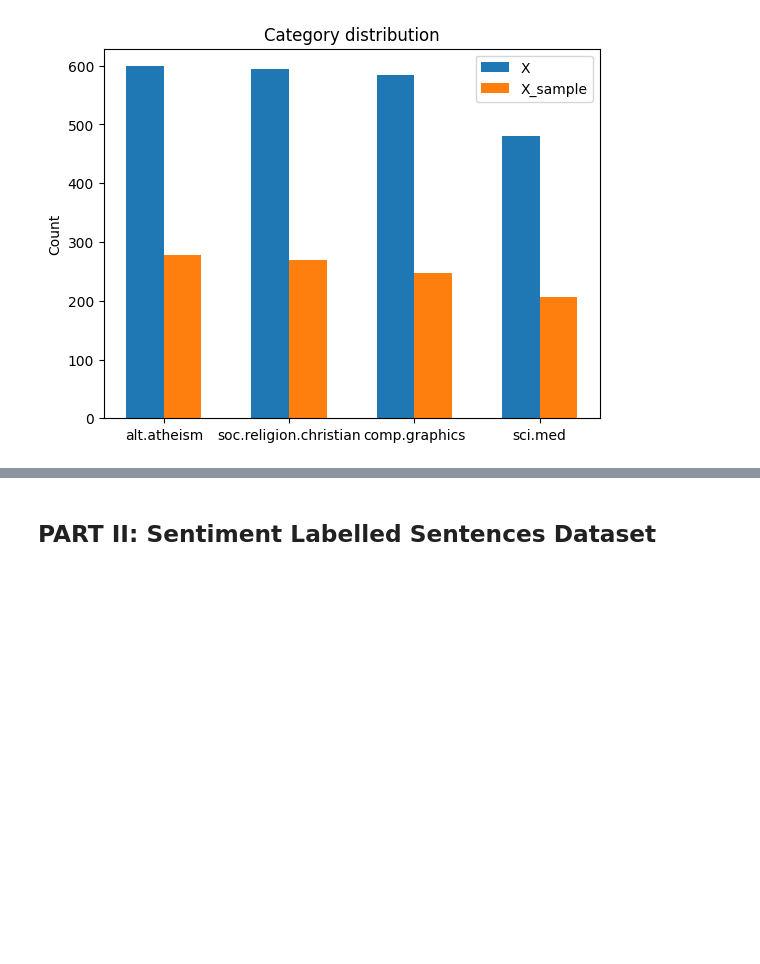
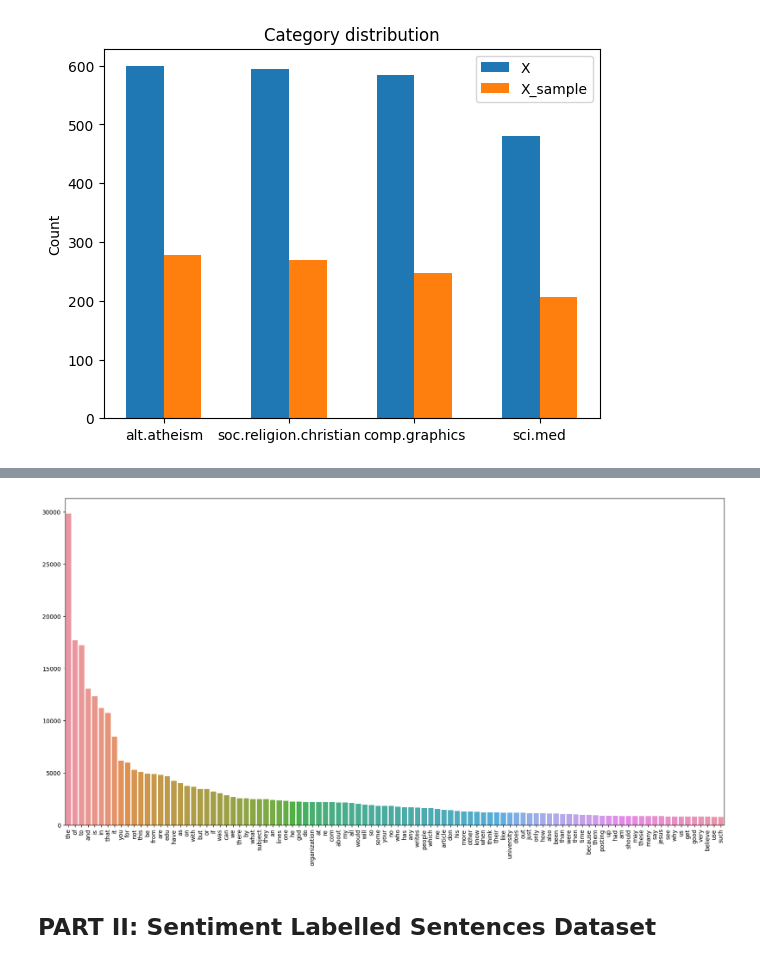
Before and after one commit to vlopez0392/DM2023-Lab1-Fork, a Jupyter notebook: Homework/DM2023_Lab1_Homework.ipynb, the cells around one changed output, grey strips where cells are left out. Saved outputs shown, nothing was run; the diff lists cells and outputs as text; code cells hidden in the pictures; blank space fills up the shorter version.

```diff
--- a/Homework/DM2023_Lab1_Homework.ipynb
+++ b/Homework/DM2023_Lab1_Homework.ipynb
@@ -191,0 +293,7 @@ plt.show()
+# %%
+term_freq = np.flip(np.sort(np.asarray(X_counts.sum(axis=0))));
+term_freq_idx = np.flip(np.argsort(np.asarray(X_counts.sum(axis=0)[0])));
+
+print(term_freq_idx[0][0:10],'\n');
+print(term_freq[0][0:10],'\n')
+print(pd.Series(count_vect.get_feature_names_out()).iloc[term_freq_idx[0][0:10]])
@@ -192,3 +316,16 @@ plt.show()
+# %%
+##Plot
+import seaborn as sns
+k = 100; ##Parameter to control the number of terms we wish to visualize in our graph
+x_count = pd.Series(count_vect.get_feature_names_out()).iloc[term_freq_idx[0][0:k]];
+y_freq =  pd.Series(term_freq[0][:]).iloc[0:k];
+x_count = x_count.array
+
+plt.subplots(figsize=(20, 10))
+g = sns.barplot(x = x_count, y = y_freq)
+g.set_xticklabels(x_count, rotation = 90);
+# %% [output]
+[figure, added]
 # %% [markdown]
 ## **PART II: Sentiment Labelled Sentences Dataset**
 # %% [markdown]
```
Also changed, not shown: parts of 22 cells of this notebook.
